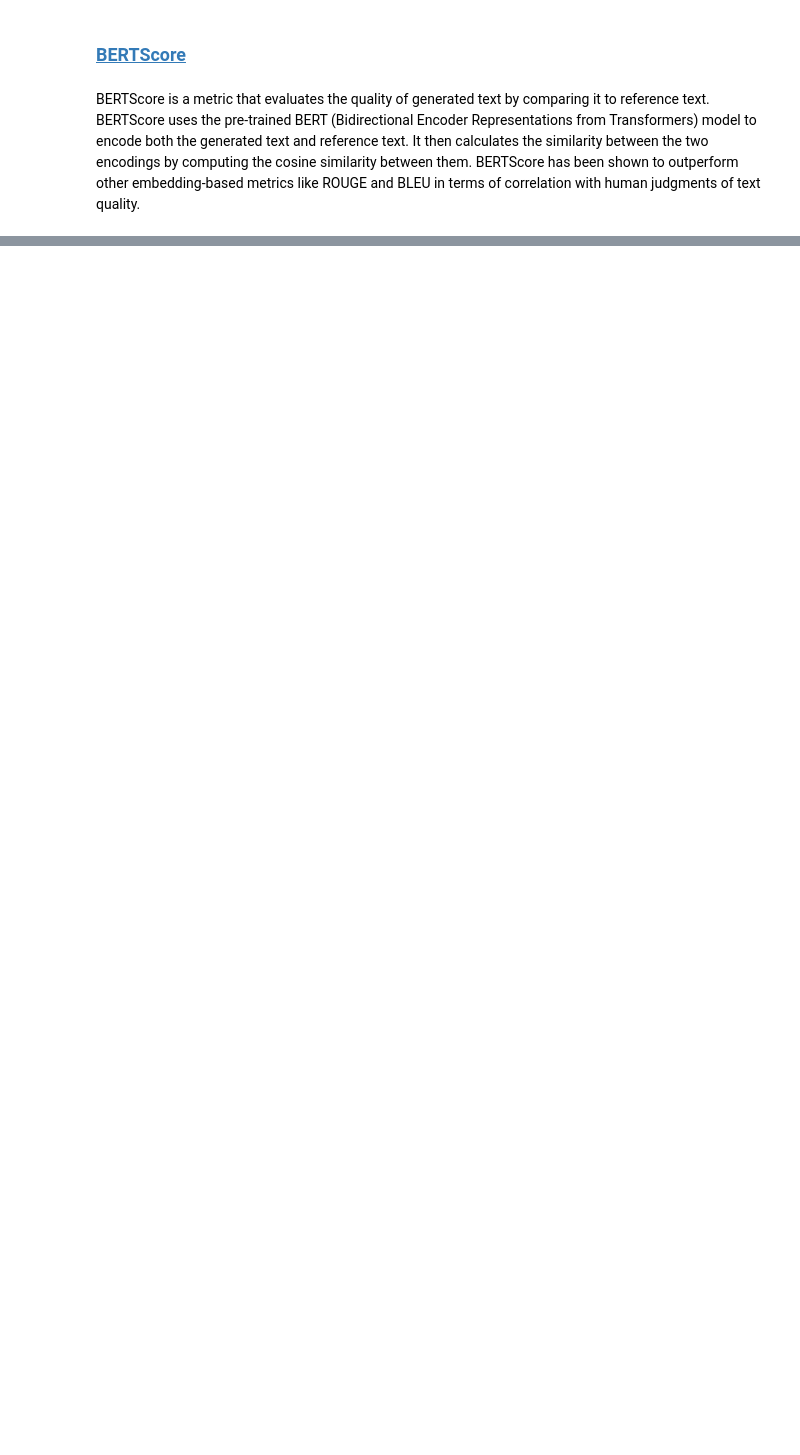
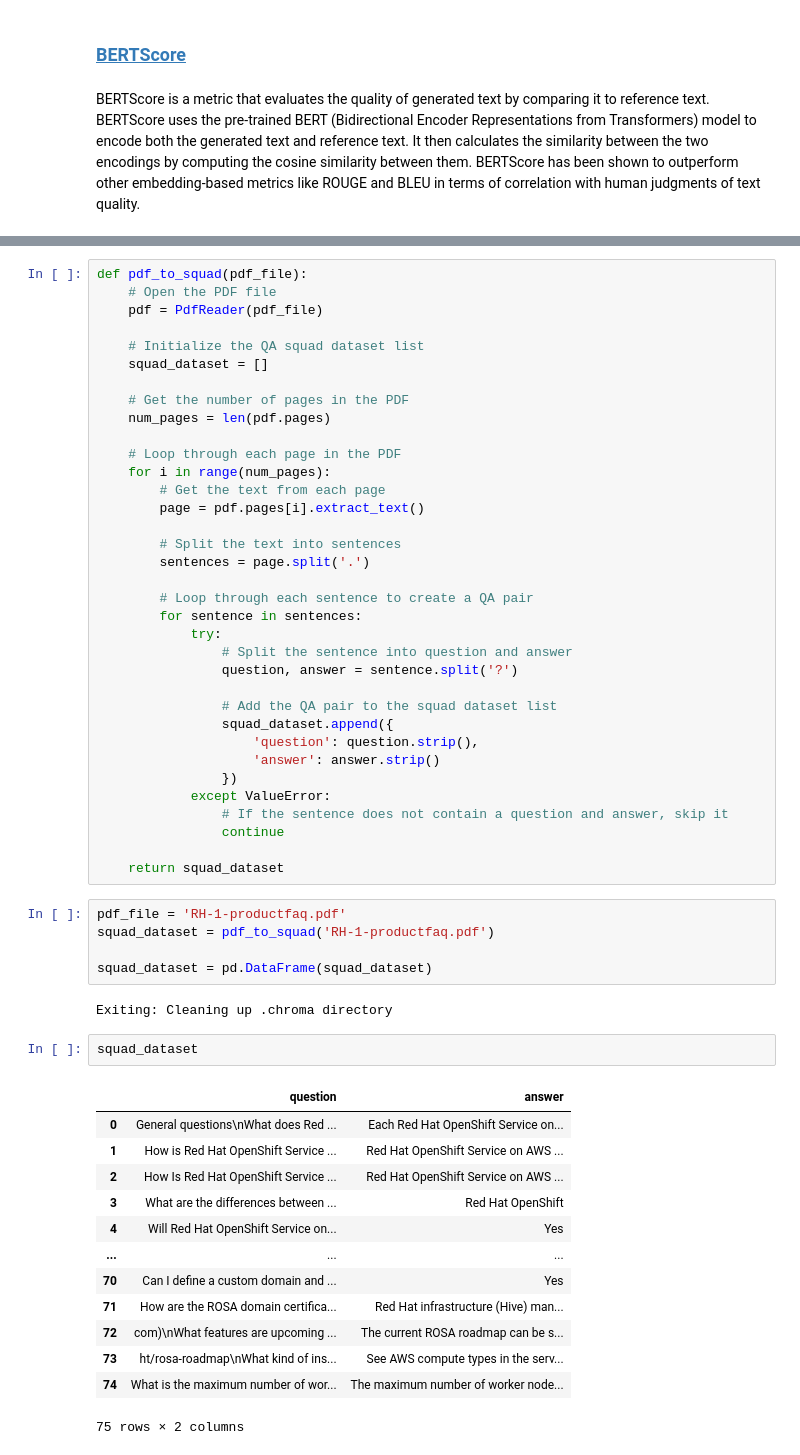
Before and after one commit to redhat-et/foundation-models-for-documentation, a Jupyter notebook: notebooks/QA_evaluation_metrics.ipynb, the cells around one changed output, grey strips where cells are left out. Drawn from its saved outputs; the diff is of its cells as text; blank space fills up the shorter version.

```diff
--- a/notebooks/QA_evaluation_metrics.ipynb
+++ b/notebooks/QA_evaluation_metrics.ipynb
@@ -137,0 +211,58 @@ print(results)
+# %%
+def pdf_to_squad(pdf_file):
+    # Open the PDF file
+    pdf = PdfReader(pdf_file)
+
+    # Initialize the QA squad dataset list
+    squad_dataset = []
+
+    # Get the number of pages in the PDF
+    num_pages = len(pdf.pages)
+
+    # Loop through each page in the PDF
+    for i in range(num_pages):
+        # Get the text from each page
+        page = pdf.pages[i].extract_text()
+
+        # Split the text into sentences
+        sentences = page.split('.')
+
+        # Loop through each sentence to create a QA pair
+        for sentence in sentences:
+            try:
+                # Split the sentence into question and answer
+                question, answer = sentence.split('?')
+
+                # Add the QA pair to the squad dataset list
+                squad_dataset.append({
+                    'question': question.strip(),
+                    'answer': answer.strip()
+                })
+            except ValueError:
+                # If the sentence does not contain a question and answer, skip it
+                continue
+
+    return squad_dataset
+# %%
+pdf_file = 'RH-1-productfaq.pdf'
+squad_dataset = pdf_to_squad('RH-1-productfaq.pdf')
+
+squad_dataset = pd.DataFrame(squad_dataset)
+# %% [output]
+Exiting: Cleaning up .chroma directory
+# %%
+squad_dataset
+# %% [output]
+|  | question | answer |
+| 0 | General questions\nWhat does Red ... | Each Red Hat OpenShift Service on... |
+| 1 | How is Red Hat OpenShift Service ... | Red Hat OpenShift Service on AWS ... |
+| 2 | How Is Red Hat OpenShift Service ... | Red Hat OpenShift Service on AWS ... |
+| 3 | What are the differences between ... | Red Hat OpenShift |
+| 4 | Will Red Hat OpenShift Service on... | Yes |
+| ... | ... | ... |
+| 70 | Can I define a custom domain and ... | Yes |
+| 71 | How are the ROSA domain certifica... | Red Hat infrastructure (Hive) man... |
+| 72 | com)\nWhat features are upcoming ... | The current ROSA roadmap can be s... |
+| 73 | ht/rosa-roadmap\nWhat kind of ins... | See AWS compute types in the serv... |
+| 74 | What is the maximum number of wor... | The maximum number of worker node... |
+75 rows × 2 columns
```
Also changed, not shown: parts of 36 cells of this notebook.
